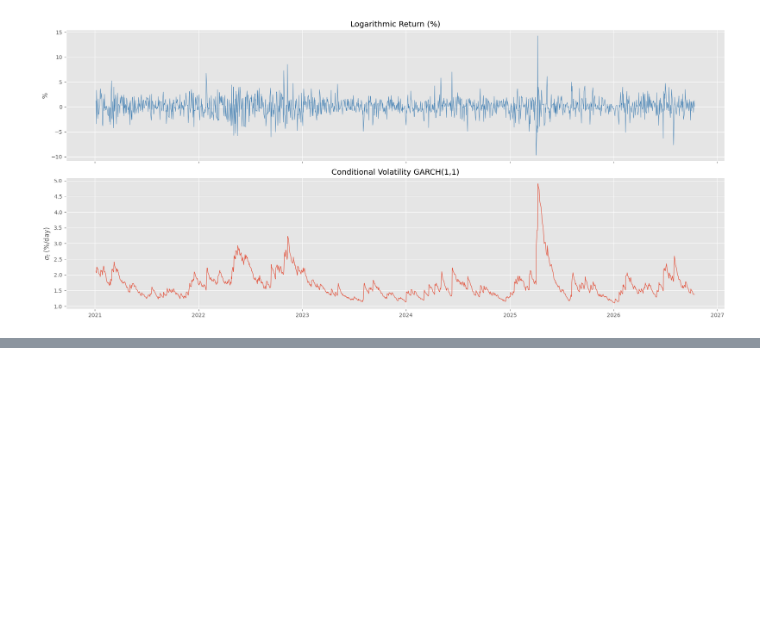
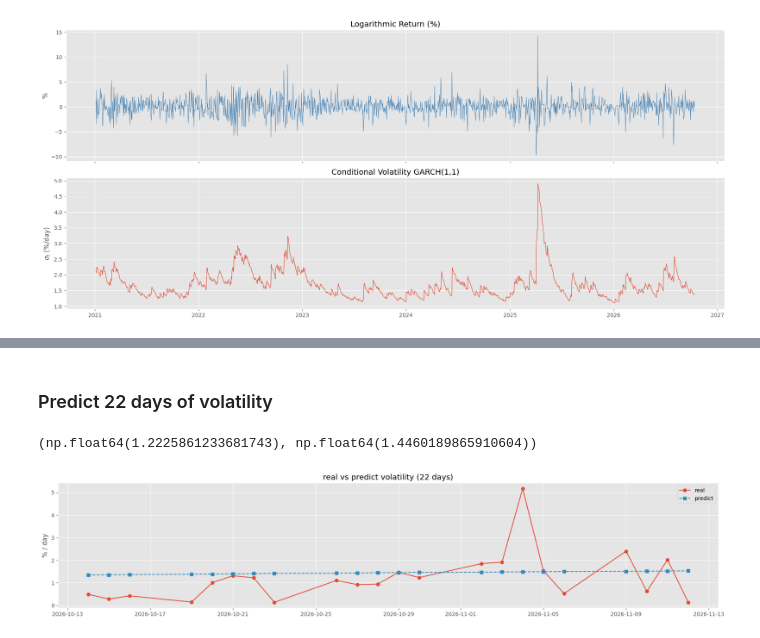
Before and after one commit to fadeeva/quant_finance_projects, a Jupyter notebook: 01_Analysis_and_Modeling_of_Stock_Returns.ipynb, the cells around one changed output, grey strips where cells are left out. Cells and saved outputs as stored; diff of their text form; code cells hidden in the pictures; blank space fills up the shorter version.

Commit message:
comparison forecasting w/ real volatility

```diff
--- a/01_Analysis_and_Modeling_of_Stock_Returns.ipynb
+++ b/01_Analysis_and_Modeling_of_Stock_Returns.ipynb
@@ -195,0 +196,23 @@ comparison
+# %% [markdown]
+### Predict 22 days of volatility
+# %%
+forecast = res.forecast(horizon=22)
+variance_forecast = forecast.variance.iloc[-1].values
+
+volatility_forecast = np.sqrt(variance_forecast)
+
+real_volatility = np.abs(test)
+# %%
+real_volatility.mean(), volatility_forecast.mean()
+# %% [output]
+(np.float64(1.2225861233681743), np.float64(1.4460189865910604))
+# %%
+plt.figure(figsize=(18, 4))
+plt.plot(real_volatility.index, real_volatility, 'o-', label='real')
+plt.plot(real_volatility.index, volatility_forecast, 's--', label='predict')
+plt.title('real vs predict volatility (22 days)')
+plt.ylabel('% / day')
+plt.legend()
+plt.tight_layout()
+# %% [output]
+[figure, added]
```
Also changed, not shown: parts of 6 cells of this notebook.
